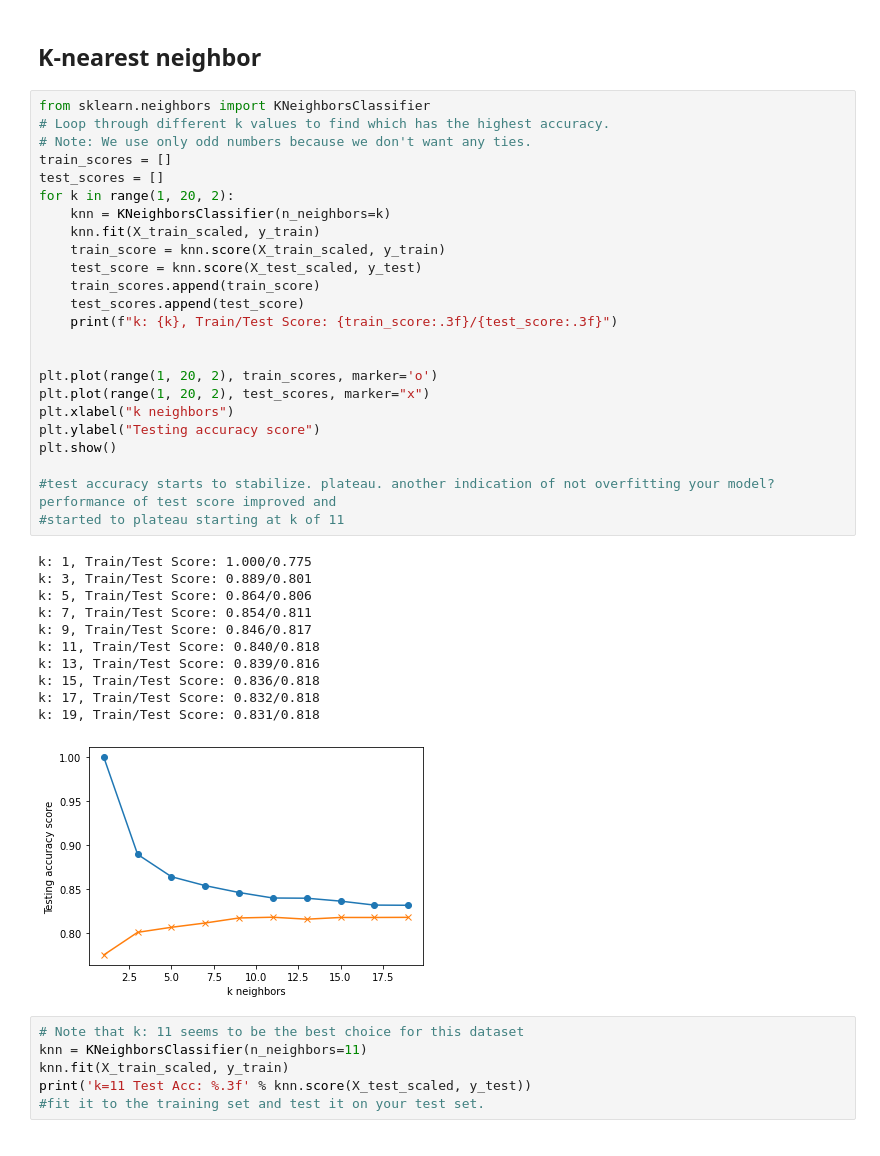
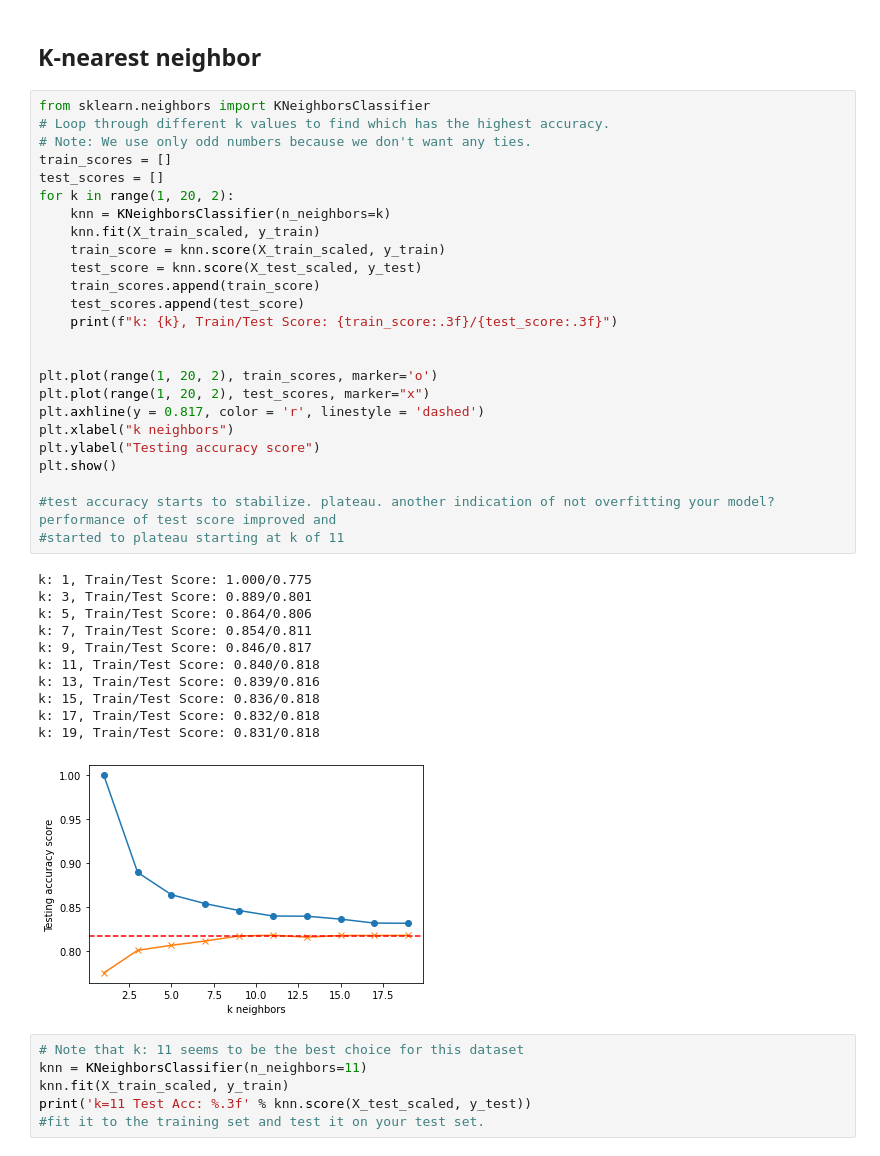
Before and after one commit to ericjbutton/california-housing-ML, a Jupyter notebook: Logistic Regression.ipynb, the cells around one changed output. Cells and saved outputs as stored; diff of their text form.

```diff
--- a/Logistic Regression.ipynb
+++ b/Logistic Regression.ipynb
@@ -440,34 +440,35 @@ train_scores = []
 test_scores = []
 for k in range(1, 20, 2):
     knn = KNeighborsClassifier(n_neighbors=k)
     knn.fit(X_train_scaled, y_train)
     train_score = knn.score(X_train_scaled, y_train)
     test_score = knn.score(X_test_scaled, y_test)
     train_scores.append(train_score)
     test_scores.append(test_score)
     print(f"k: {k}, Train/Test Score: {train_score:.3f}/{test_score:.3f}")
 
 
 plt.plot(range(1, 20, 2), train_scores, marker='o')
 plt.plot(range(1, 20, 2), test_scores, marker="x")
+plt.axhline(y = 0.817, color = 'r', linestyle = 'dashed')
 plt.xlabel("k neighbors")
 plt.ylabel("Testing accuracy score")
 plt.show()
 
 #test accuracy starts to stabilize. plateau. another indication of not overfitting your model? performance of test score improved and
 #started to plateau starting at k of 11
 # %% [output]
 k: 1, Train/Test Score: 1.000/0.775
 k: 3, Train/Test Score: 0.889/0.801
 k: 5, Train/Test Score: 0.864/0.806
 k: 7, Train/Test Score: 0.854/0.811
 k: 9, Train/Test Score: 0.846/0.817
 k: 11, Train/Test Score: 0.840/0.818
 k: 13, Train/Test Score: 0.839/0.816
 k: 15, Train/Test Score: 0.836/0.818
 k: 17, Train/Test Score: 0.832/0.818
 k: 19, Train/Test Score: 0.831/0.818
-[figure, old version]
+[figure, new version]
 # %%
 # Note that k: 11 seems to be the best choice for this dataset
 knn = KNeighborsClassifier(n_neighbors=11)
```
Also changed, not shown: parts of 3 cells of this notebook, 8 other files.
